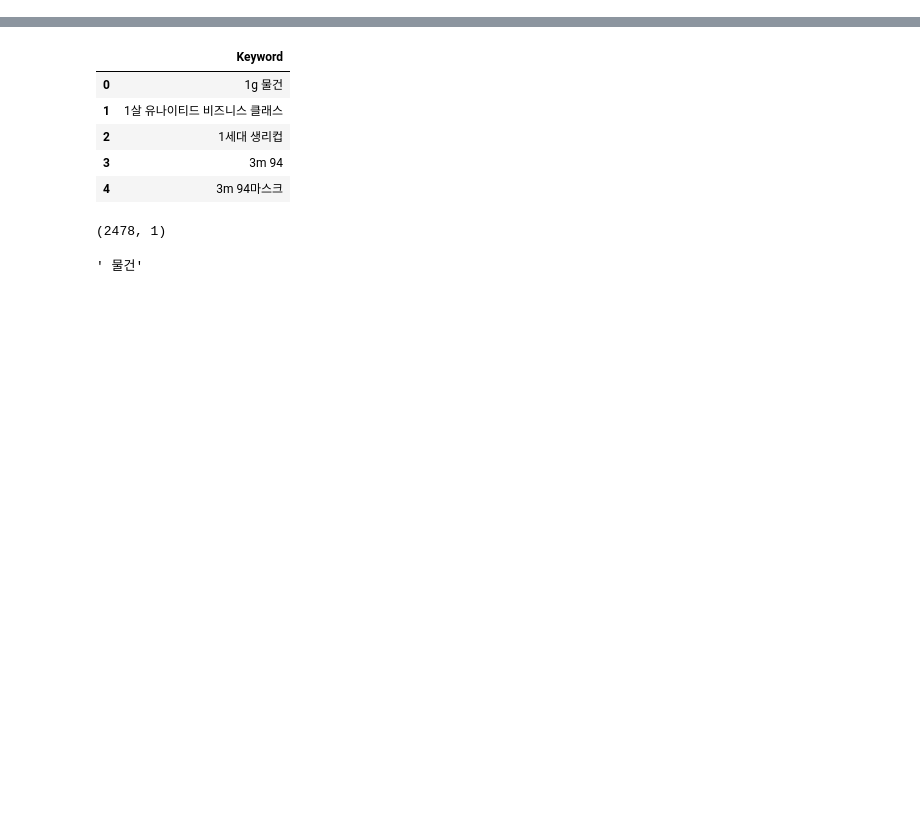
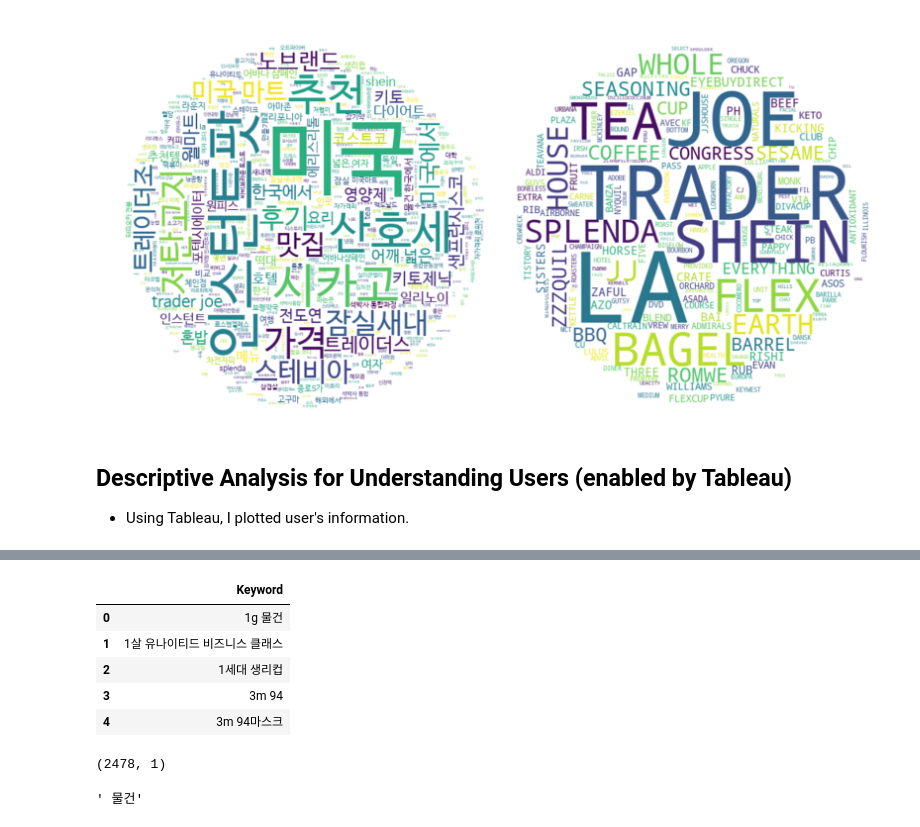
Before and after one commit to selimjang606/selimjang606.github.io, a Jupyter notebook: KeywordResearch_Textmining.ipynb, the cells around one changed output, grey strips where cells are left out. Saved outputs shown, nothing was run; the diff lists cells and outputs as text; code cells hidden in the pictures; blank space fills up the shorter version.

```diff
--- a/KeywordResearch_Textmining.ipynb
+++ b/KeywordResearch_Textmining.ipynb
@@ -2,0 +36,9 @@
+# %%
+from IPython.display import Image
+Image("clouds.png")
+# %% [output]
+[figure, added]
+# %% [markdown]
+## Descriptive Analysis for Understanding Users (enabled by Tableau)
+
+- Using Tableau, I plotted user's information.
```
Also changed, not shown: parts of 20 cells of this notebook, 8 other files.
